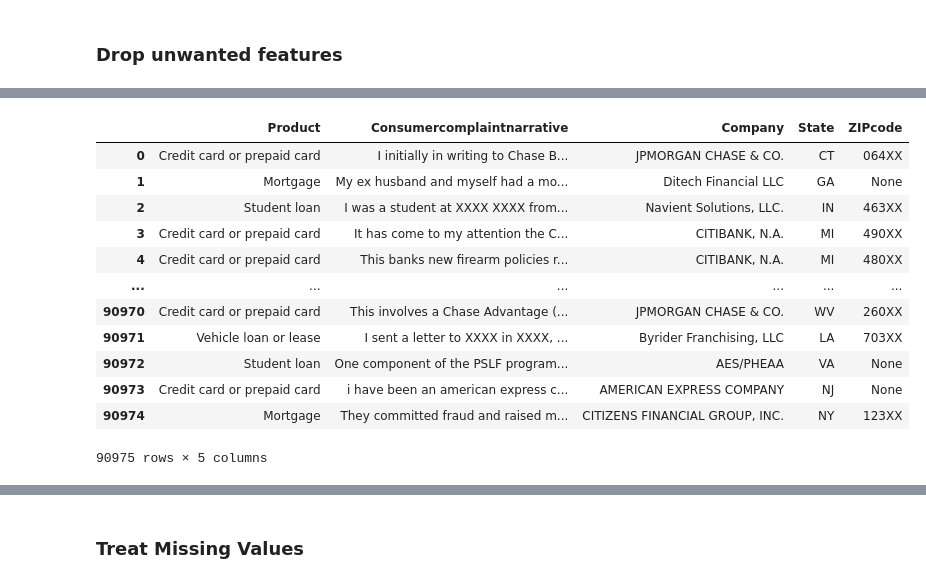
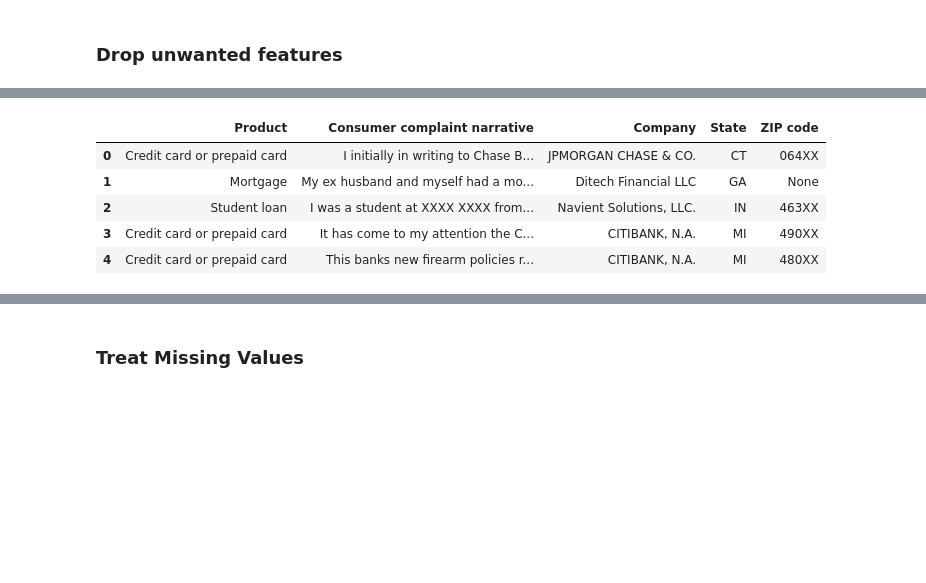
Before and after one commit to dennislamcv1/JHUTidyverse, a Jupyter notebook: Modeling Data in the Tidyverse/Modeling Data in the Tidyverse Course Project.ipynb, the cells around one changed output, grey strips where cells are left out. Saved outputs shown, nothing was run; the diff lists cells and outputs as text; code cells hidden in the pictures; blank space fills up the shorter version.

```diff
--- a/Modeling Data in the Tidyverse/Modeling Data in the Tidyverse Course Project.ipynb
+++ b/Modeling Data in the Tidyverse/Modeling Data in the Tidyverse Course Project.ipynb
@@ -198,16 +168,9 @@ df.drop(['Submittedvia'], axis=1, inplace=True)
 # %%
-df
+df.head()
 # %% [output]
-|  | Product | Consumercomplaintnarrative | Company | State | ZIPcode |
+|  | Product | Consumer complaint narrative | Company | State | ZIP code |
 | 0 | Credit card or prepaid card | I initially in writing to Chase B... | JPMORGAN CHASE & CO. | CT | 064XX |
 | 1 | Mortgage | My ex husband and myself had a mo... | Ditech Financial LLC | GA | None |
 | 2 | Student loan | I was a student at XXXX XXXX from... | Navient Solutions, LLC. | IN | 463XX |
 | 3 | Credit card or prepaid card | It has come to my attention the C... | CITIBANK, N.A. | MI | 490XX |
 | 4 | Credit card or prepaid card | This banks new firearm policies r... | CITIBANK, N.A. | MI | 480XX |
-| ... | ... | ... | ... | ... | ... |
-| 90970 | Credit card or prepaid card | This involves a Chase Advantage (... | JPMORGAN CHASE & CO. | WV | 260XX |
-| 90971 | Vehicle loan or lease | I sent a letter to XXXX in XXXX, ... | Byrider Franchising, LLC | LA | 703XX |
-| 90972 | Student loan | One component of the PSLF program... | AES/PHEAA | VA | None |
-| 90973 | Credit card or prepaid card | i have been an american express c... | AMERICAN EXPRESS COMPANY | NJ | None |
-| 90974 | Mortgage | They committed fraud and raised m... | CITIZENS FINANCIAL GROUP, INC. | NY | 123XX |
-90975 rows × 5 columns
```
Also changed, not shown: parts of 147 cells of this notebook, 6 other files.
